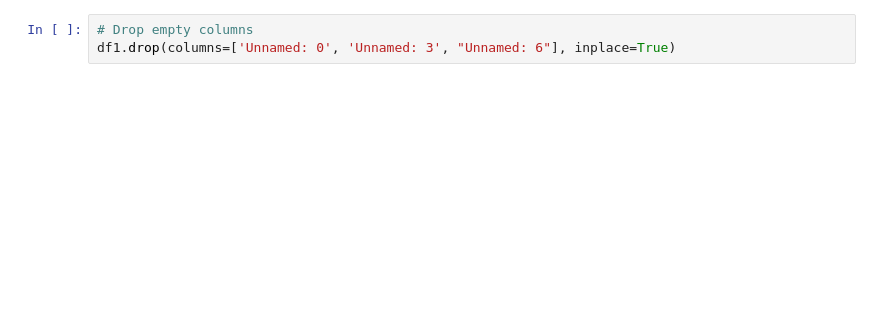
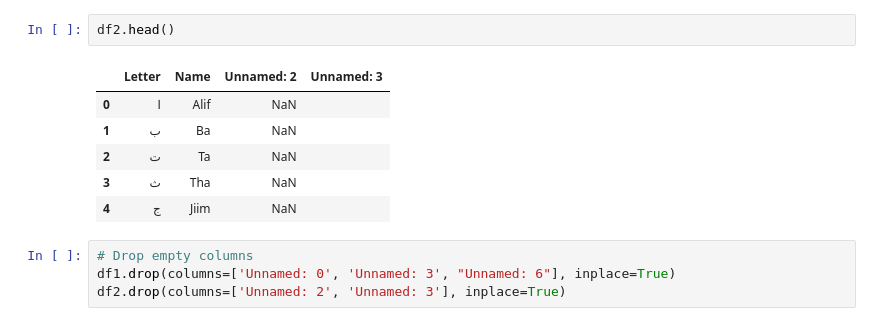
Before and after one commit to Quran-Journey/roots, a Jupyter notebook: roots/Data Cleaning.ipynb, the cells around one changed output. Saved outputs shown, nothing was run; the diff lists cells and outputs as text; blank space fills up the shorter version.

```diff
--- a/roots/Data Cleaning.ipynb
+++ b/roots/Data Cleaning.ipynb
@@ -18,6 +20,16 @@ df1.head()
+# %%
+df2.head()
+# %% [output]
+|  | Letter | Name | Unnamed: 2 | Unnamed: 3 |
+| 0 | ا | Alif | NaN |  |
+| 1 | ب | Ba | NaN |  |
+| 2 | ت | Ta | NaN |  |
+| 3 | ث | Tha | NaN |  |
+| 4 | ج | Jiim | NaN |  |
 # %%
 # Drop empty columns
 df1.drop(columns=['Unnamed: 0', 'Unnamed: 3', "Unnamed: 6"], inplace=True)
+df2.drop(columns=['Unnamed: 2', 'Unnamed: 3'], inplace=True)
 # %%
 df1.shape
 # %% [output]
```
Also changed, not shown: parts of 20 cells of this notebook.
